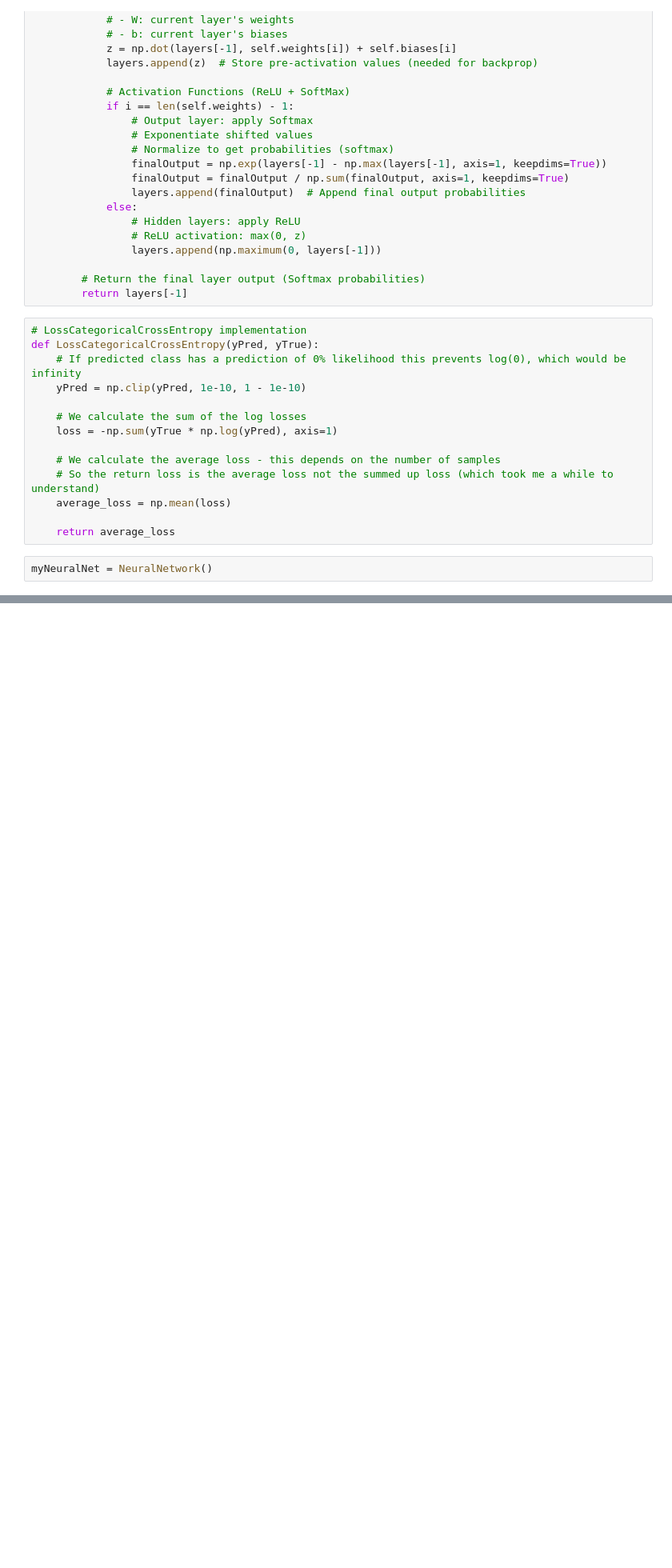
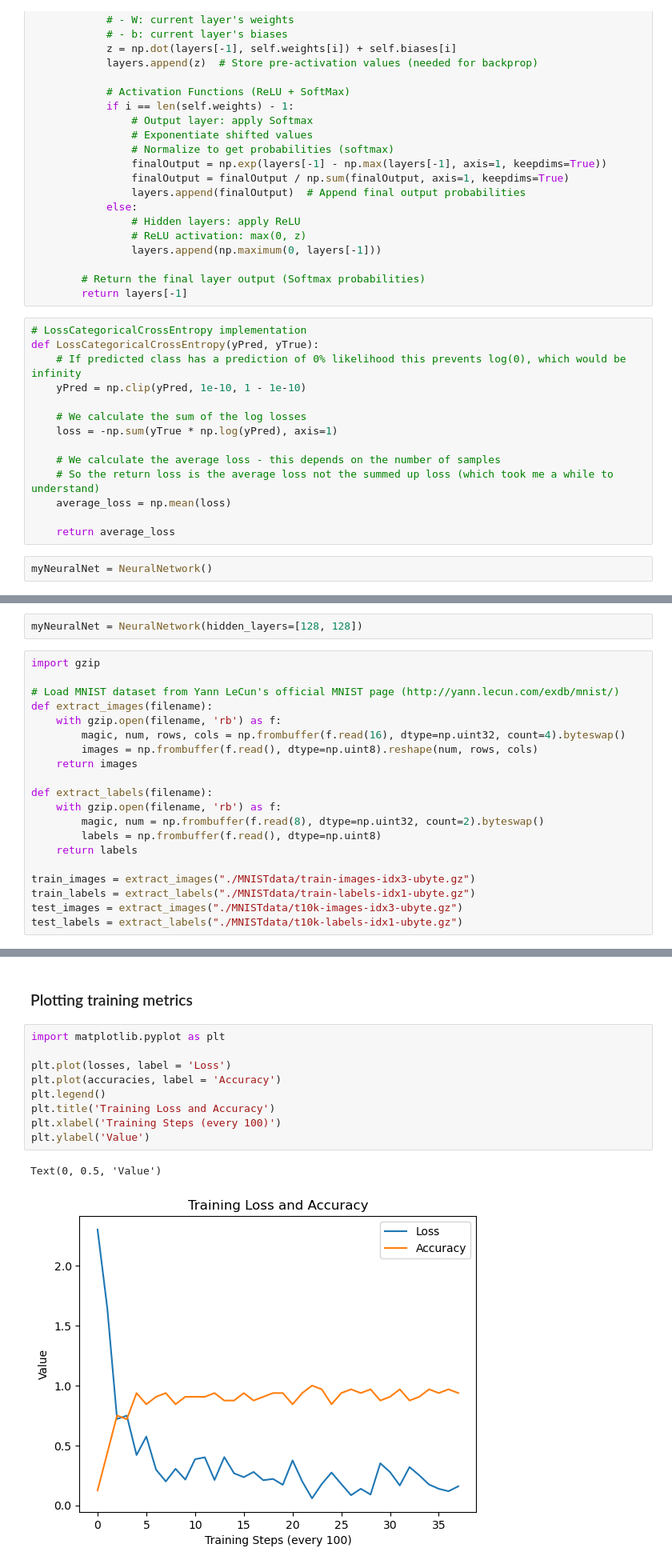
Before and after one commit to randomdrth/MyNeuralNetwork, a Jupyter notebook: exploration.ipynb, the cells around one changed output, grey strips where cells are left out. Shown at 80% size. Saved outputs shown, nothing was run; the diff lists cells and outputs as text; blank space fills up the shorter version.

Commit message:
training plot

```diff
--- a/exploration.ipynb
+++ b/exploration.ipynb
@@ -87,0 +235,22 @@ array([[0.1001581 , 0.09964019, 0.10055926, 0.09988822, 0.09950752,
+# %%
+myNeuralNet = NeuralNetwork(hidden_layers=[128, 128])
+# %%
+import gzip
+
+# Load MNIST dataset from Yann LeCun's official MNIST page (http://yann.lecun.com/exdb/mnist/)
+def extract_images(filename):
+    with gzip.open(filename, 'rb') as f:
+        magic, num, rows, cols = np.frombuffer(f.read(16), dtype=np.uint32, count=4).byteswap()
+        images = np.frombuffer(f.read(), dtype=np.uint8).reshape(num, rows, cols)
+    return images
+
+def extract_labels(filename):
+    with gzip.open(filename, 'rb') as f:
+        magic, num = np.frombuffer(f.read(8), dtype=np.uint32, count=2).byteswap()
+        labels = np.frombuffer(f.read(), dtype=np.uint8)
+    return labels
+
+train_images = extract_images("./MNISTdata/train-images-idx3-ubyte.gz")
+train_labels = extract_labels("./MNISTdata/train-labels-idx1-ubyte.gz")
+test_images = extract_images("./MNISTdata/t10k-images-idx3-ubyte.gz")
+test_labels = extract_labels("./MNISTdata/t10k-labels-idx1-ubyte.gz")
@@ -87,0 +353,14 @@ array([[0.1001581 , 0.09964019, 0.10055926, 0.09988822, 0.09950752,
+# %% [markdown]
+### Plotting training metrics
+# %%
+import matplotlib.pyplot as plt
+
+plt.plot(losses, label = 'Loss')
+plt.plot(accuracies, label = 'Accuracy')
+plt.legend()
+plt.title('Training Loss and Accuracy')
+plt.xlabel('Training Steps (every 100)')
+plt.ylabel('Value')
+# %% [output]
+Text(0, 0.5, 'Value')
+[figure, added]
```
Also changed, not shown: parts of 8 cells of this notebook, 9 other files.
